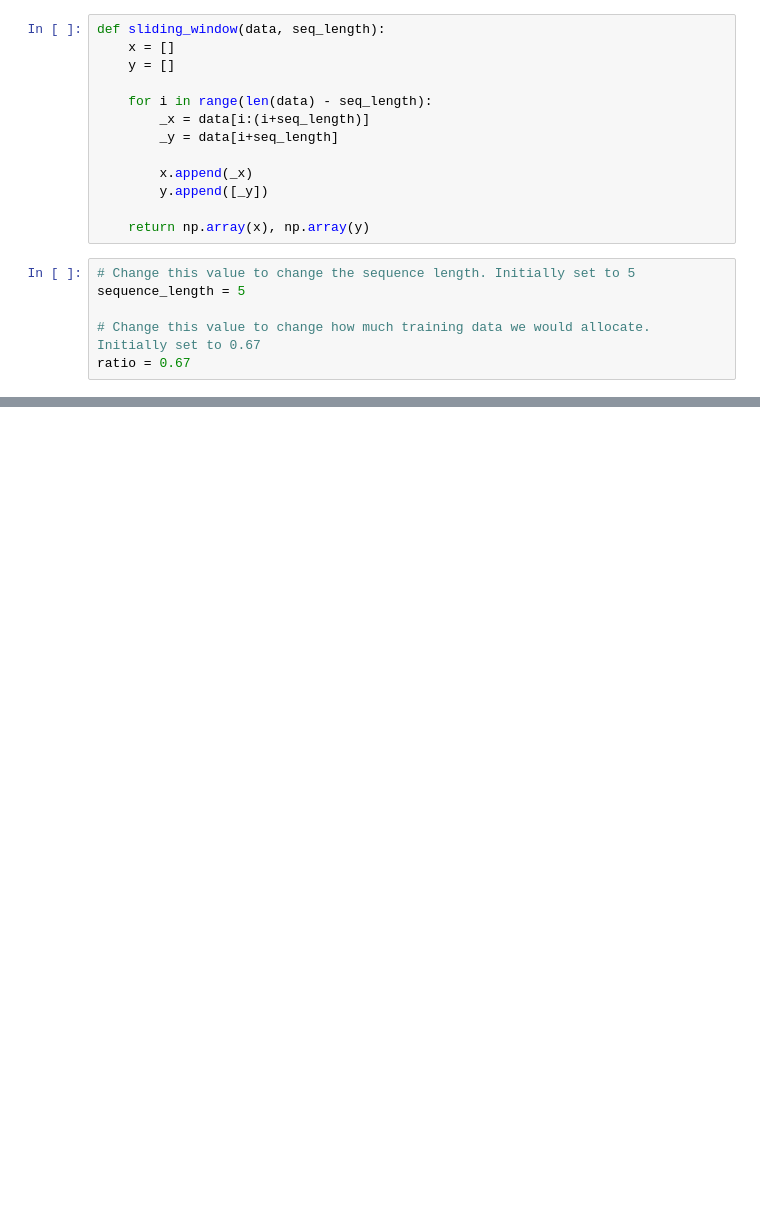
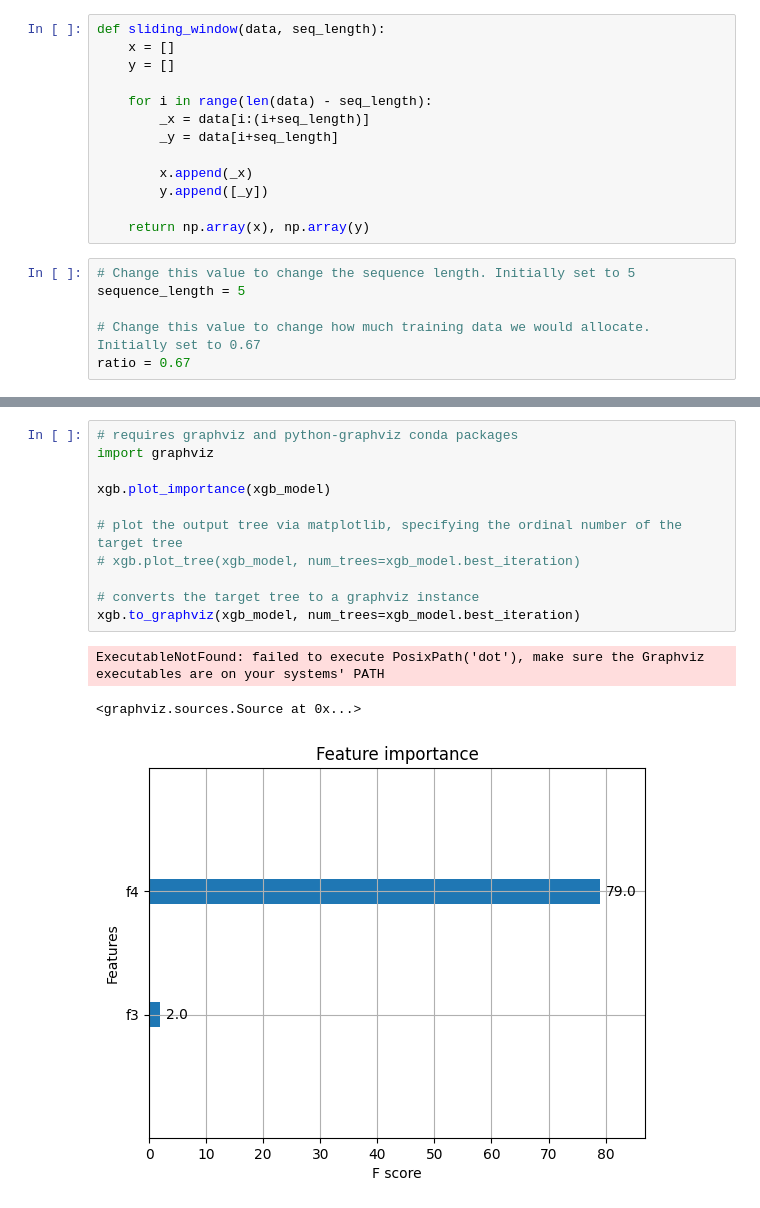
Before and after one commit to CSfromCS/VHS-Thesis, a Jupyter notebook: Baseline Models v4/XGBoost-sklearn.ipynb, the cells around one changed output, grey strips where cells are left out. Saved outputs shown, nothing was run; the diff lists cells and outputs as text; blank space fills up the shorter version.

```diff
--- a/Baseline Models v4/XGBoost-sklearn.ipynb
+++ b/Baseline Models v4/XGBoost-sklearn.ipynb
@@ -274,0 +173,15 @@ Let's plot both `test_y` and `predictions` to see how far they are from each oth
+# %%
+# requires graphviz and python-graphviz conda packages
+import graphviz
+
+xgb.plot_importance(xgb_model)
+
+# plot the output tree via matplotlib, specifying the ordinal number of the target tree
+# xgb.plot_tree(xgb_model, num_trees=xgb_model.best_iteration)
+
+# converts the target tree to a graphviz instance
+xgb.to_graphviz(xgb_model, num_trees=xgb_model.best_iteration)
+# %% [output]
+ExecutableNotFound: failed to execute PosixPath('dot'), make sure the Graphviz executables are on your systems' PATH
+<graphviz.sources.Source at 0x...>
+[figure, added]
```
Also changed, not shown: parts of 36 cells of this notebook.
